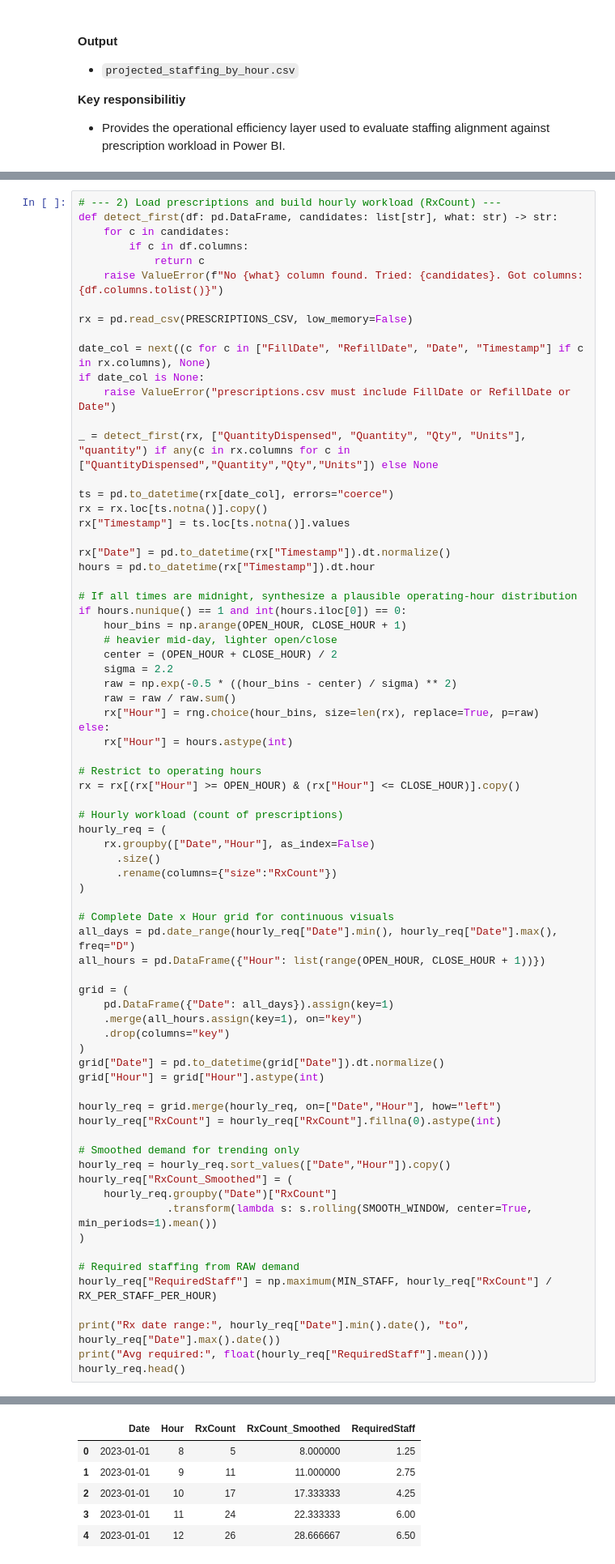
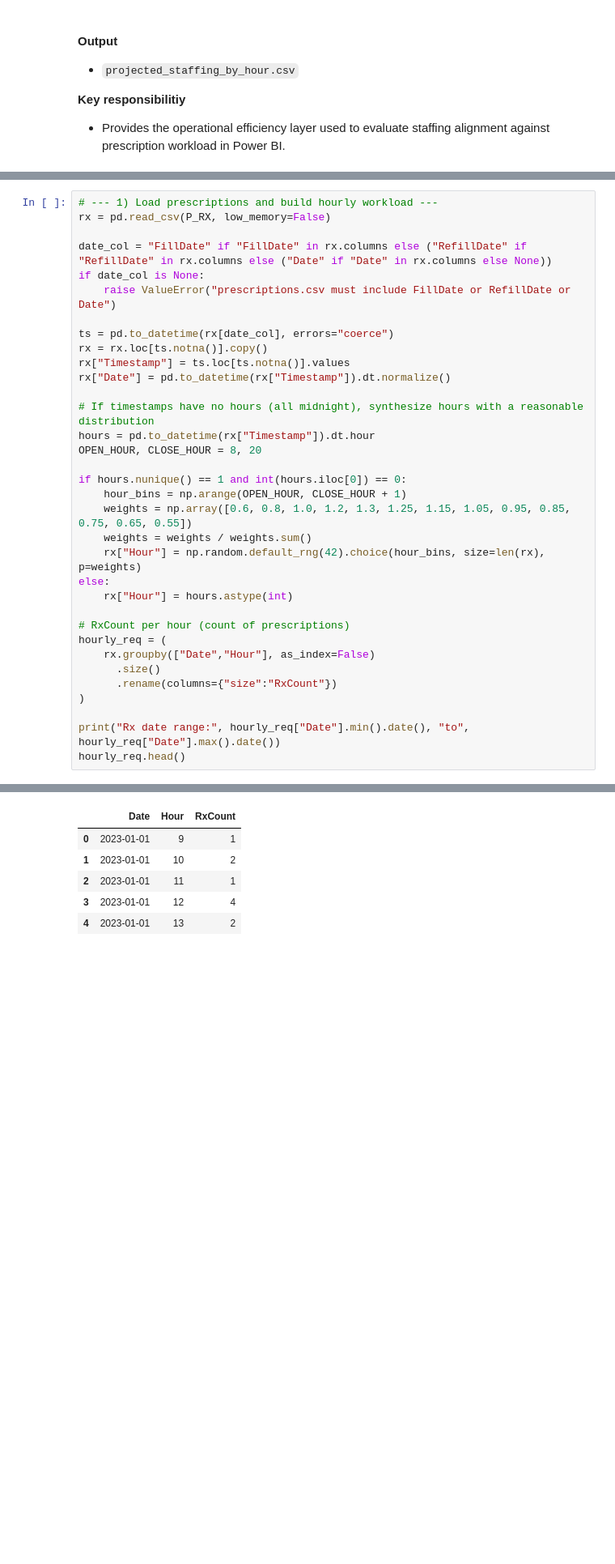
Before and after one commit to selenajesse/PharmacyOperationsOptimization, a Jupyter notebook: notebooks/Notebook3.ipynb, the cells around one changed output, grey strips where cells are left out. Shown at 81% size. Drawn from its saved outputs; the diff is of its cells as text; blank space fills up the shorter version.

Commit message:
Update notebooks and real data inputs

```diff
--- a/notebooks/Notebook3.ipynb
+++ b/notebooks/Notebook3.ipynb
@@ -107,74 +57,35 @@ Paths:
 # %%
-# --- 2) Load prescriptions and build hourly workload (RxCount) ---
-def detect_first(df: pd.DataFrame, candidates: list[str], what: str) -> str:
-    for c in candidates:
-        if c in df.columns:
-            return c
-    raise ValueError(f"No {what} column found. Tried: {candidates}. Got columns: {df.columns.tolist()}")
+# --- 1) Load prescriptions and build hourly workload ---
+rx = pd.read_csv(P_RX, low_memory=False)
 
-rx = pd.read_csv(PRESCRIPTIONS_CSV, low_memory=False)
-
-date_col = next((c for c in ["FillDate", "RefillDate", "Date", "Timestamp"] if c in rx.columns), None)
+date_col = "FillDate" if "FillDate" in rx.columns else ("RefillDate" if "RefillDate" in rx.columns else ("Date" if "Date" in rx.columns else None))
 if date_col is None:
     raise ValueError("prescriptions.csv must include FillDate or RefillDate or Date")
-
-_ = detect_first(rx, ["QuantityDispensed", "Quantity", "Qty", "Units"], "quantity") if any(c in rx.columns for c in ["QuantityDispensed","Quantity","Qty","Units"]) else None
 
 ts = pd.to_datetime(rx[date_col], errors="coerce")
 rx = rx.loc[ts.notna()].copy()
 rx["Timestamp"] = ts.loc[ts.notna()].values
+rx["Date"] = pd.to_datetime(rx["Timestamp"]).dt.normalize()
 
-rx["Date"] = pd.to_datetime(rx["Timestamp"]).dt.normalize()
+# If timestamps have no hours (all midnight), synthesize hours with a reasonable distribution
 hours = pd.to_datetime(rx["Timestamp"]).dt.hour
+OPEN_HOUR, CLOSE_HOUR = 8, 20
 
-# If all times are midnight, synthesize a plausible operating-hour distribution
 if hours.nunique() == 1 and int(hours.iloc[0]) == 0:
     hour_bins = np.arange(OPEN_HOUR, CLOSE_HOUR + 1)
-    # heavier mid-day, lighter open/close
-    center = (OPEN_HOUR + CLOSE_HOUR) / 2
-    sigma = 2.2
-    raw = np.exp(-0.5 * ((hour_bins - center) / sigma) ** 2)
-    raw = raw / raw.sum()
-    rx["Hour"] = rng.choice(hour_bins, size=len(rx), replace=True, p=raw)
+    weights = np.array([0.6, 0.8, 1.0, 1.2, 1.3, 1.25, 1.15, 1.05, 0.95, 0.85, 0.75, 0.65, 0.55])
+    weights = weights / weights.sum()
+    rx["Hour"] = np.random.default_rng(42).choice(hour_bins, size=len(rx), p=weights)
 else:
     rx["Hour"] = hours.astype(int)
 
-# Restrict to operating hours
-rx = rx[(rx["Hour"] >= OPEN_HOUR) & (rx["Hour"] <= CLOSE_HOUR)].copy()
-
-# Hourly workload (count of prescriptions)
+# RxCount per hour (count of prescriptions)
 hourly_req = (
     rx.groupby(["Date","Hour"], as_index=False)
       .size()
       .rename(columns={"size":"RxCount"})
 )
 
-# Complete Date x Hour grid for continuous visuals
-all_days = pd.date_range(hourly_req["Date"].min(), hourly_req["Date"].max(), freq="D")
-all_hours = pd.DataFrame({"Hour": list(range(OPEN_HOUR, CLOSE_HOUR + 1))})
-
-grid = (
-    pd.DataFrame({"Date": all_days}).assign(key=1)
-    .merge(all_hours.assign(key=1), on="key")
-    .drop(columns="key")
-)
-grid["Date"] = pd.to_datetime(grid["Date"]).dt.normalize()
-grid["Hour"] = grid["Hour"].astype(int)
-
-hourly_req = grid.merge(hourly_req, on=["Date","Hour"], how="left")
-hourly_req["RxCount"] = hourly_req["RxCount"].fillna(0).astype(int)
-
-# Smoothed demand for trending only
-hourly_req = hourly_req.sort_values(["Date","Hour"]).copy()
-hourly_req["RxCount_Smoothed"] = (
-    hourly_req.groupby("Date")["RxCount"]
-              .transform(lambda s: s.rolling(SMOOTH_WINDOW, center=True, min_periods=1).mean())
-)
-
-# Required staffing from RAW demand
-hourly_req["RequiredStaff"] = np.maximum(MIN_STAFF, hourly_req["RxCount"] / RX_PER_STAFF_PER_HOUR)
-
 print("Rx date range:", hourly_req["Date"].min().date(), "to", hourly_req["Date"].max().date())
-print("Avg required:", float(hourly_req["RequiredStaff"].mean()))
 hourly_req.head()
 # %% [output]
@@ -183,6 +93,6 @@ Avg required: 4.14969220246238
-|  | Date | Hour | RxCount | RxCount_Smoothed | RequiredStaff |
-| 0 | 2023-01-01 | 8 | 5 | 8.000000 | 1.25 |
-| 1 | 2023-01-01 | 9 | 11 | 11.000000 | 2.75 |
-| 2 | 2023-01-01 | 10 | 17 | 17.333333 | 4.25 |
-| 3 | 2023-01-01 | 11 | 24 | 22.333333 | 6.00 |
-| 4 | 2023-01-01 | 12 | 26 | 28.666667 | 6.50 |
+|  | Date | Hour | RxCount |
+| 0 | 2023-01-01 | 9 | 1 |
+| 1 | 2023-01-01 | 10 | 2 |
+| 2 | 2023-01-01 | 11 | 1 |
+| 3 | 2023-01-01 | 12 | 4 |
+| 4 | 2023-01-01 | 13 | 2 |
```
Also changed, not shown: parts of 10 cells of this notebook, 9 other files.
